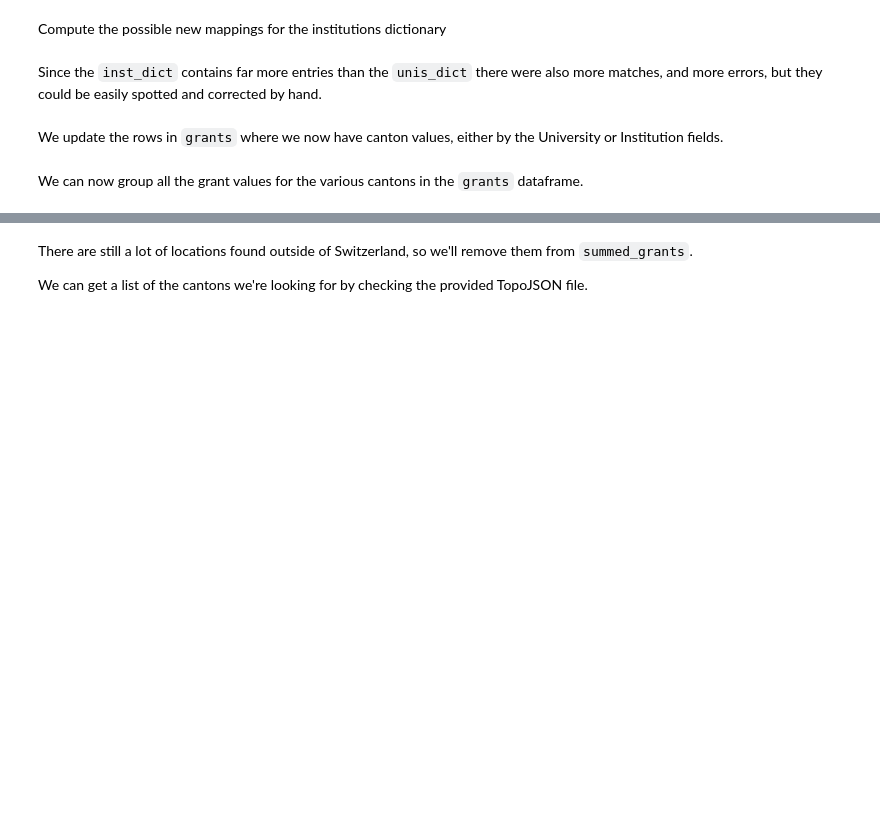
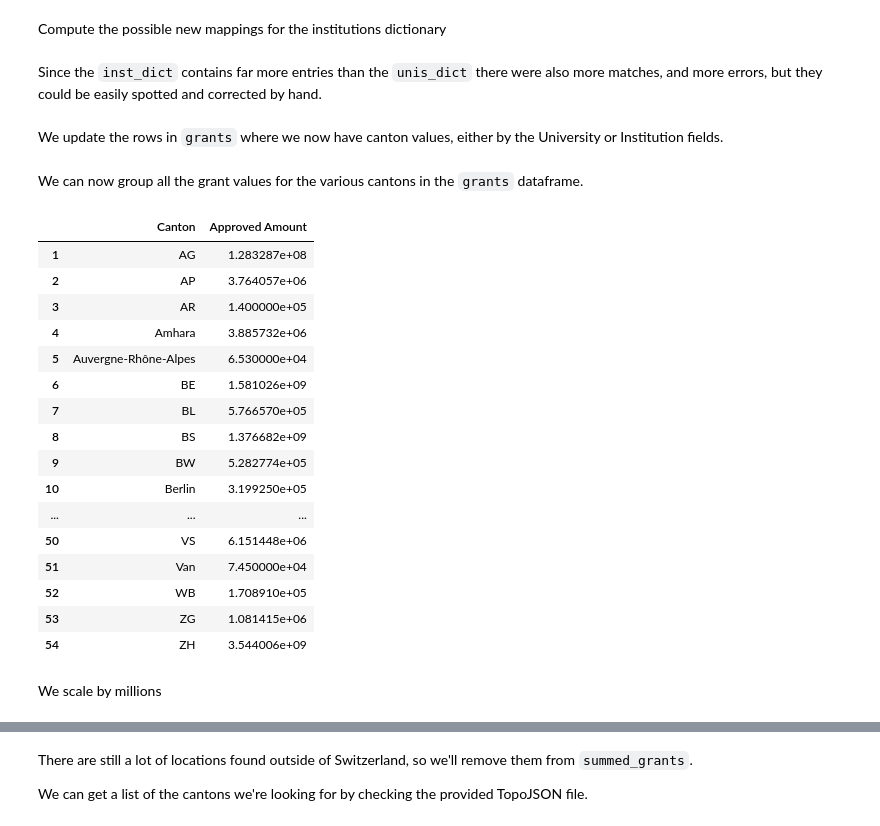
Before and after one commit to semplea/adaepfl-hw, a Jupyter notebook: 03 - Interactive Viz/Data viz.ipynb, the cells around one changed output, grey strips where cells are left out. Saved outputs shown, nothing was run; the diff lists cells and outputs as text; code cells hidden in the pictures; blank space fills up the shorter version.

```diff
--- a/03 - Interactive Viz/Data viz.ipynb
+++ b/03 - Interactive Viz/Data viz.ipynb
@@ -222,4 +283,25 @@ grants['Canton'] = grants.apply(get_canton, axis=1)
 We can now group all the grant values for the various cantons in the `grants` dataframe.
 # %%
 summed_grants = grants[['Canton', 'Approved Amount']].groupby(by='Canton')['Approved Amount'].sum().to_frame()
+summed_grants = summed_grants.reset_index().drop(0)
 summed_grants
+# %% [output]
+|  | Canton | Approved Amount |
+| 1 | AG | 1.283287e+08 |
+| 2 | AP | 3.764057e+06 |
+| 3 | AR | 1.400000e+05 |
+| 4 | Amhara | 3.885732e+06 |
+| 5 | Auvergne-Rhône-Alpes | 6.530000e+04 |
+| 6 | BE | 1.581026e+09 |
+| 7 | BL | 5.766570e+05 |
+| 8 | BS | 1.376682e+09 |
+| 9 | BW | 5.282774e+05 |
+| 10 | Berlin | 3.199250e+05 |
+| ... | ... | ... |
+| 50 | VS | 6.151448e+06 |
+| 51 | Van | 7.450000e+04 |
+| 52 | WB | 1.708910e+05 |
+| 53 | ZG | 1.081415e+06 |
+| 54 | ZH | 3.544006e+09 |
+# %% [markdown]
+We scale by millions
```
Also changed, not shown: parts of 25 cells of this notebook, 1 other file.
